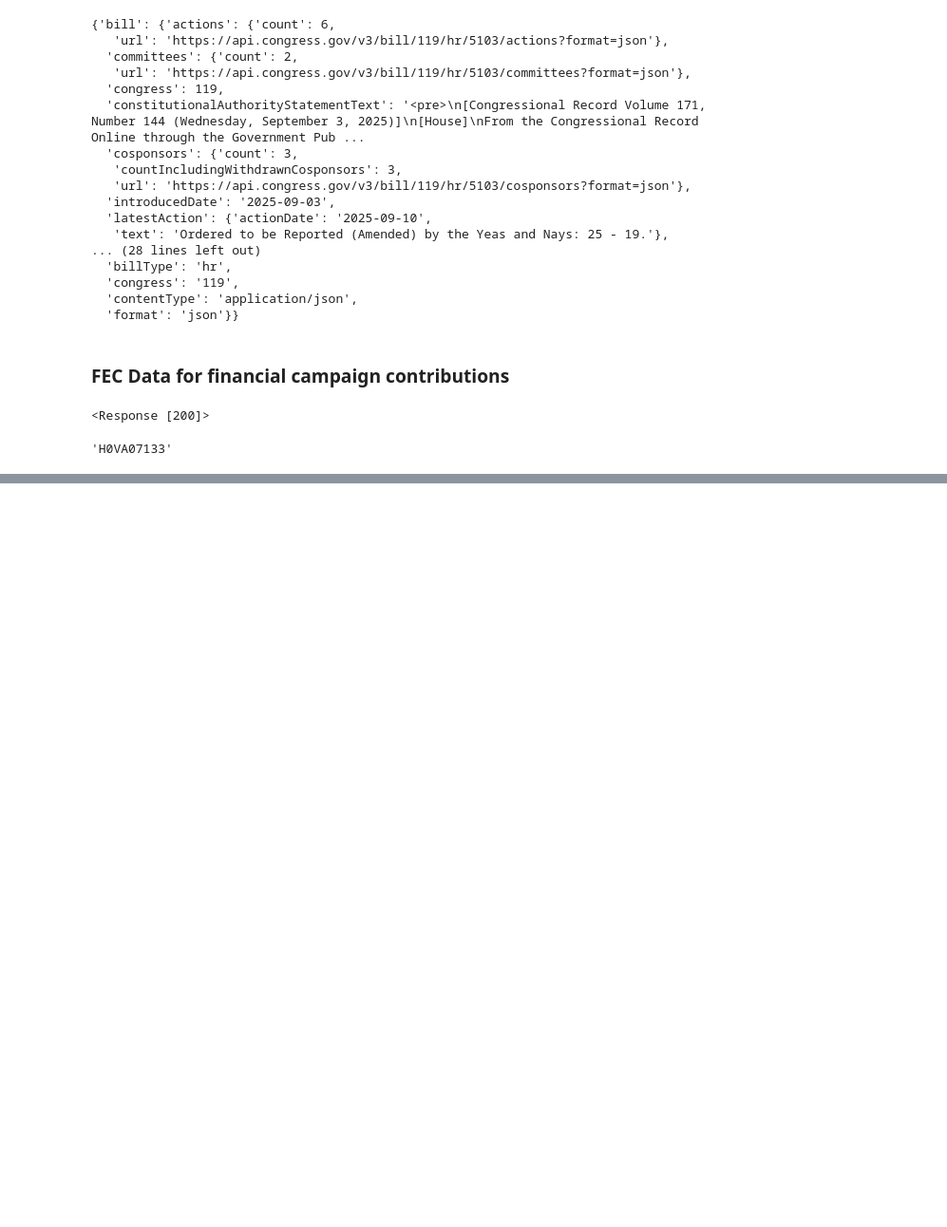
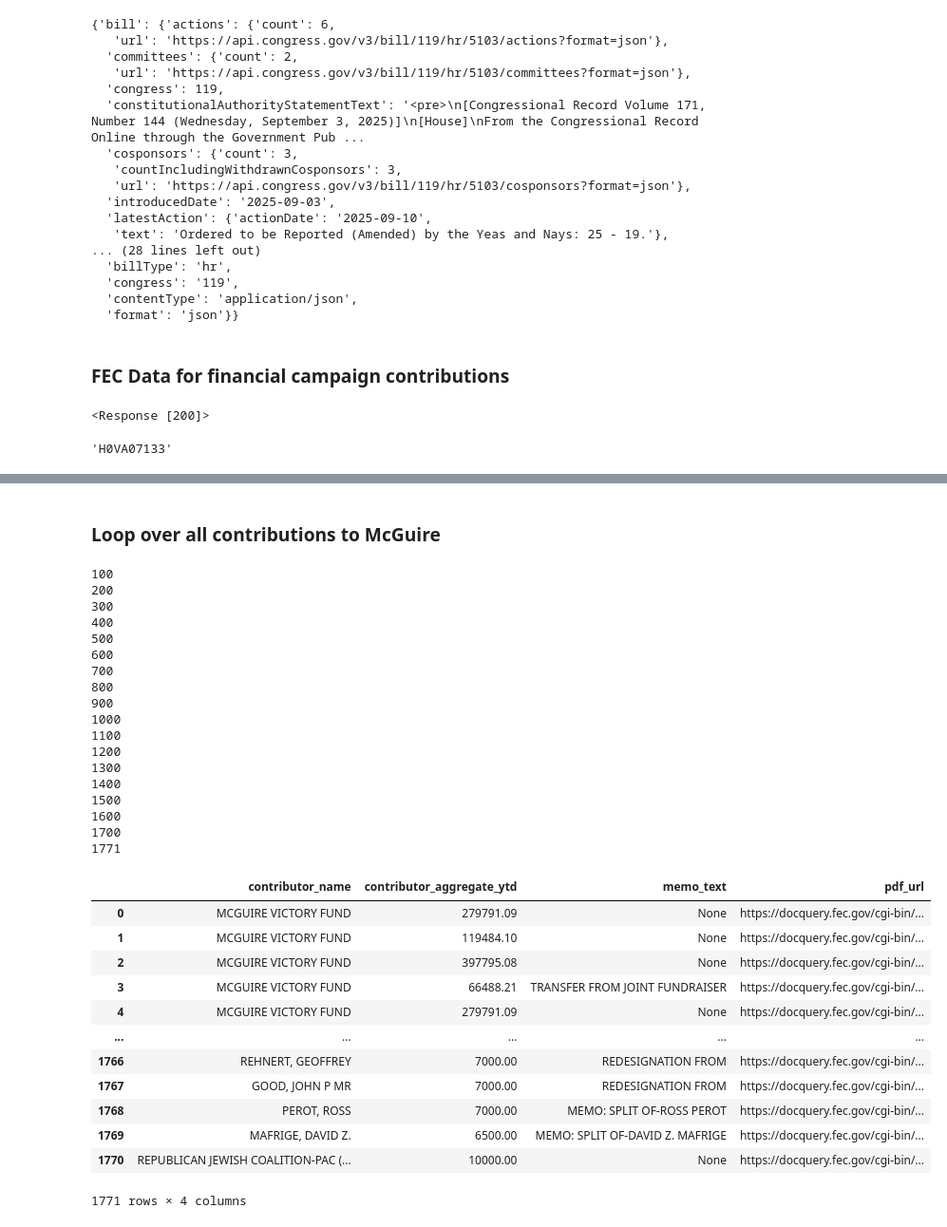
Before and after one commit to ziqian1215/DS-6600, a Jupyter notebook: notebooks/congressapi.ipynb, the cells around one changed output, grey strips where cells are left out. Shown at 95% size. Cells and saved outputs as stored; diff of their text form; code cells hidden in the pictures; blank space fills up the shorter version.

```diff
--- a/notebooks/congressapi.ipynb
+++ b/notebooks/congressapi.ipynb
@@ -203,0 +276,75 @@ r.json()
+# %% [markdown]
+### Loop over all contributions to McGuire
+# %%
+contrib_df = pd.DataFrame()
+
+endpoint = '/v1/schedules/schedule_a/'
+params = {'api_key': feckey,
+          'committee_id': committee_ids[0],
+          'per_page': 100,
+          'sort': '-contribution_receipt_amount'}
+
+r = requests.get(root + endpoint,
+                 params=params,
+                 headers=headers)
+
+contrib_list = [{'contributor_name': x['contributor_name'],
+                'contributor_aggregate_ytd': x['contributor_aggregate_ytd'],
+                'memo_text': x['memo_text'],
+                'pdf_url': x['pdf_url']} for x in r.json()['results']]
+lastindex = r.json()['pagination']['last_indexes']
+
+newrecords = len(r.json()['results'])
+
+while newrecords > 0:
+    print(len(contrib_list))
+
+    params['last_contribution_receipt_amount']=lastindex['last_contribution_receipt_amount']
+    params['last_index']=lastindex['last_index']
+
+    r = requests.get(root + endpoint, params=params,headers=headers)
+
+    contrib_list = contrib_list + [{'contributor_name': x['contributor_name'],
+                'contributor_aggregate_ytd': x['contributor_aggregate_ytd'],
+                'memo_text': x['memo_text'],
+                'pdf_url': x['pdf_url']} for x in r.json()['results']]
+
+    lastindex = r.json()['pagination']['last_indexes']
+
+    newrecords = len(r.json()['results'])
+
+
+contrib_df =pd.DataFrame(contrib_list)
+contrib_df
+# %% [output]
+100
+200
+300
+400
+500
+600
+700
+800
+900
+1000
+1100
+1200
+1300
+1400
+1500
+1600
+1700
+1771
+|  | contributor_name | contributor_aggregate_ytd | memo_text | pdf_url |
+| 0 | MCGUIRE VICTORY FUND | 279791.09 | None | https://docquery.fec.gov/cgi-bin/... |
+| 1 | MCGUIRE VICTORY FUND | 119484.10 | None | https://docquery.fec.gov/cgi-bin/... |
+| 2 | MCGUIRE VICTORY FUND | 397795.08 | None | https://docquery.fec.gov/cgi-bin/... |
+| 3 | MCGUIRE VICTORY FUND | 66488.21 | TRANSFER FROM JOINT FUNDRAISER | https://docquery.fec.gov/cgi-bin/... |
+| 4 | MCGUIRE VICTORY FUND | 279791.09 | None | https://docquery.fec.gov/cgi-bin/... |
+| ... | ... | ... | ... | ... |
+| 1766 | REHNERT, GEOFFREY | 7000.00 | REDESIGNATION FROM | https://docquery.fec.gov/cgi-bin/... |
+| 1767 | GOOD, JOHN P MR | 7000.00 | REDESIGNATION FROM | https://docquery.fec.gov/cgi-bin/... |
+| 1768 | PEROT, ROSS | 7000.00 | MEMO: SPLIT OF-ROSS PEROT | https://docquery.fec.gov/cgi-bin/... |
+| 1769 | MAFRIGE, DAVID Z. | 6500.00 | MEMO: SPLIT OF-DAVID Z. MAFRIGE | https://docquery.fec.gov/cgi-bin/... |
+| 1770 | REPUBLICAN JEWISH COALITION-PAC (... | 10000.00 | None | https://docquery.fec.gov/cgi-bin/... |
+1771 rows × 4 columns
```
Also changed, not shown: parts of 11 cells of this notebook.
